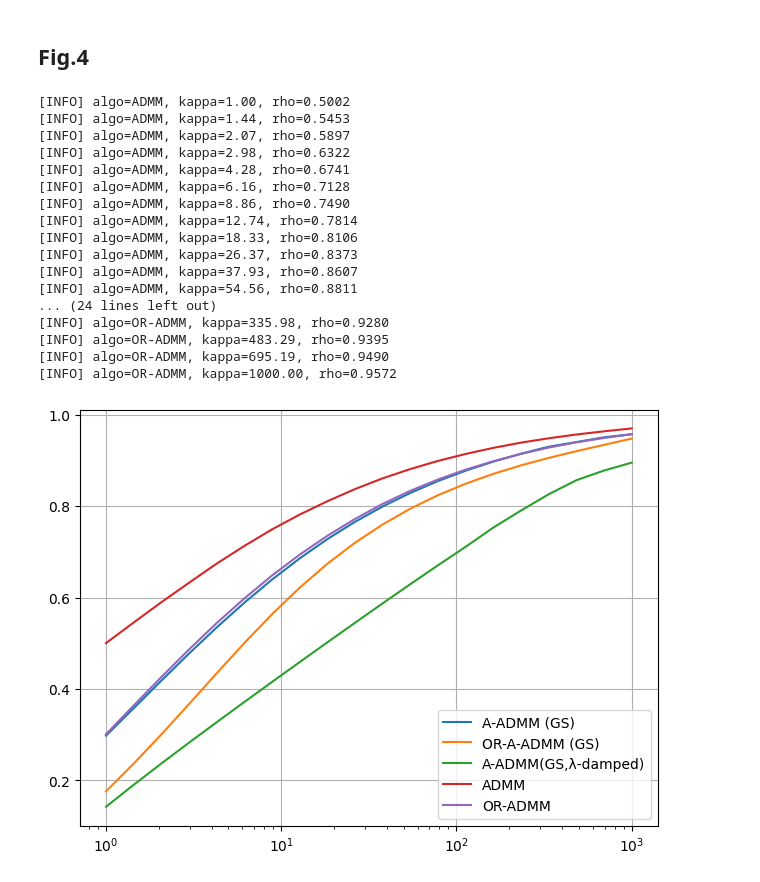
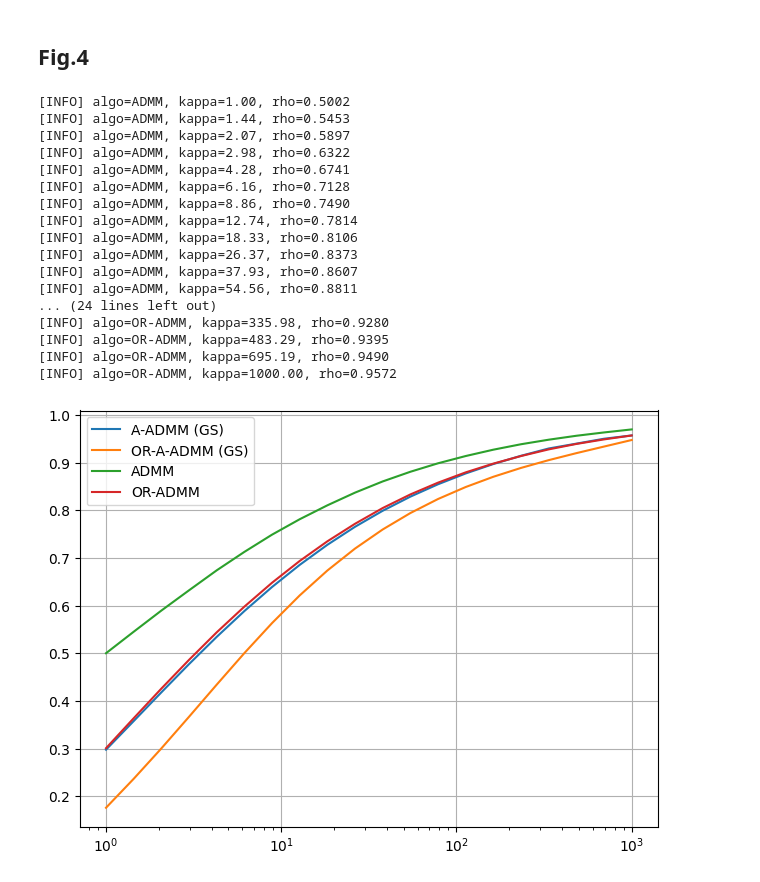
Before and after one commit to Meisam-Tavakoli-97/2025-accelerated-admm, a Jupyter notebook: src/convergence_rates.ipynb, the cells around one changed output. Cells and saved outputs as stored; diff of their text form; code cells hidden in the pictures.

```diff
--- a/src/convergence_rates.ipynb
+++ b/src/convergence_rates.ipynb
@@ -207,32 +207,32 @@ kappa_values, rate_damped_GS, v1_damped_values, v2_damped_values = load_results(
 plt.xscale('log')
 plt.grid(True); plt.tight_layout()
 plt.plot(kappas, rate_GS, label="A-ADMM (GS)")
 plt.plot(kappas, rate_OR_GS, label="OR-A-ADMM (GS)")
-plt.plot(kappas, rate_damped_GS, label="A-ADMM(GS,λ-damped)")
+# plt.plot(kappas, rate_damped_GS, label="A-ADMM(GS,λ-damped)")
 for algo in algos:
         y = results[algo]
         plt.plot(
             kappas, y,
             label=f"{algo}"
         )
 plt.legend()
 plt.show()
 # %% [output]
 [INFO] algo=ADMM, kappa=1.00, rho=0.5002
 [INFO] algo=ADMM, kappa=1.44, rho=0.5453
 [INFO] algo=ADMM, kappa=2.07, rho=0.5897
 [INFO] algo=ADMM, kappa=2.98, rho=0.6322
 [INFO] algo=ADMM, kappa=4.28, rho=0.6741
 [INFO] algo=ADMM, kappa=6.16, rho=0.7128
 [INFO] algo=ADMM, kappa=8.86, rho=0.7490
 [INFO] algo=ADMM, kappa=12.74, rho=0.7814
 [INFO] algo=ADMM, kappa=18.33, rho=0.8106
 [INFO] algo=ADMM, kappa=26.37, rho=0.8373
 [INFO] algo=ADMM, kappa=37.93, rho=0.8607
 [INFO] algo=ADMM, kappa=54.56, rho=0.8811
 ... (24 lines left out)
 [INFO] algo=OR-ADMM, kappa=335.98, rho=0.9280
 [INFO] algo=OR-ADMM, kappa=483.29, rho=0.9395
 [INFO] algo=OR-ADMM, kappa=695.19, rho=0.9490
 [INFO] algo=OR-ADMM, kappa=1000.00, rho=0.9572
-[figure, old version]
+[figure, new version]
```
Also changed, not shown: 4 other files.
